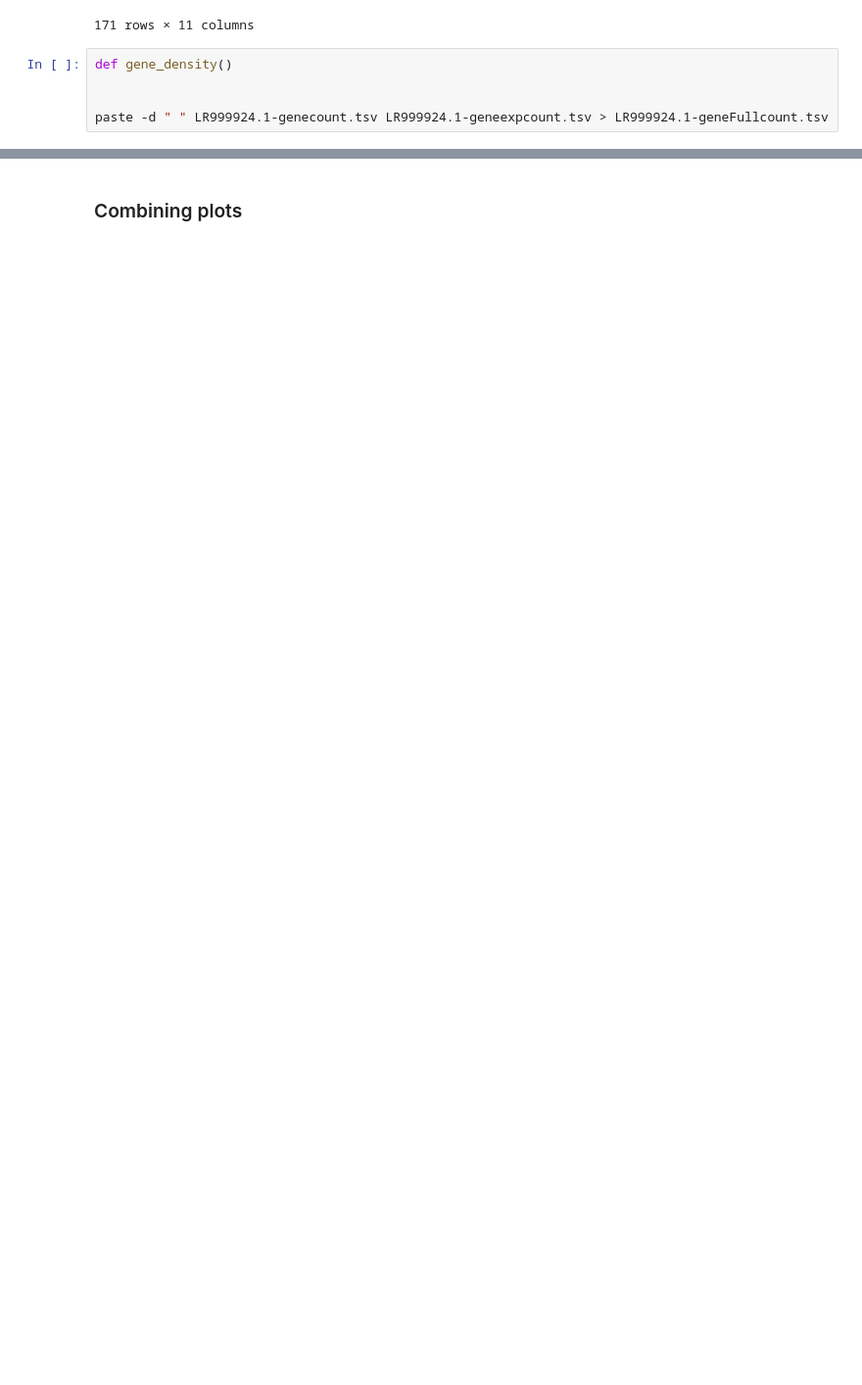
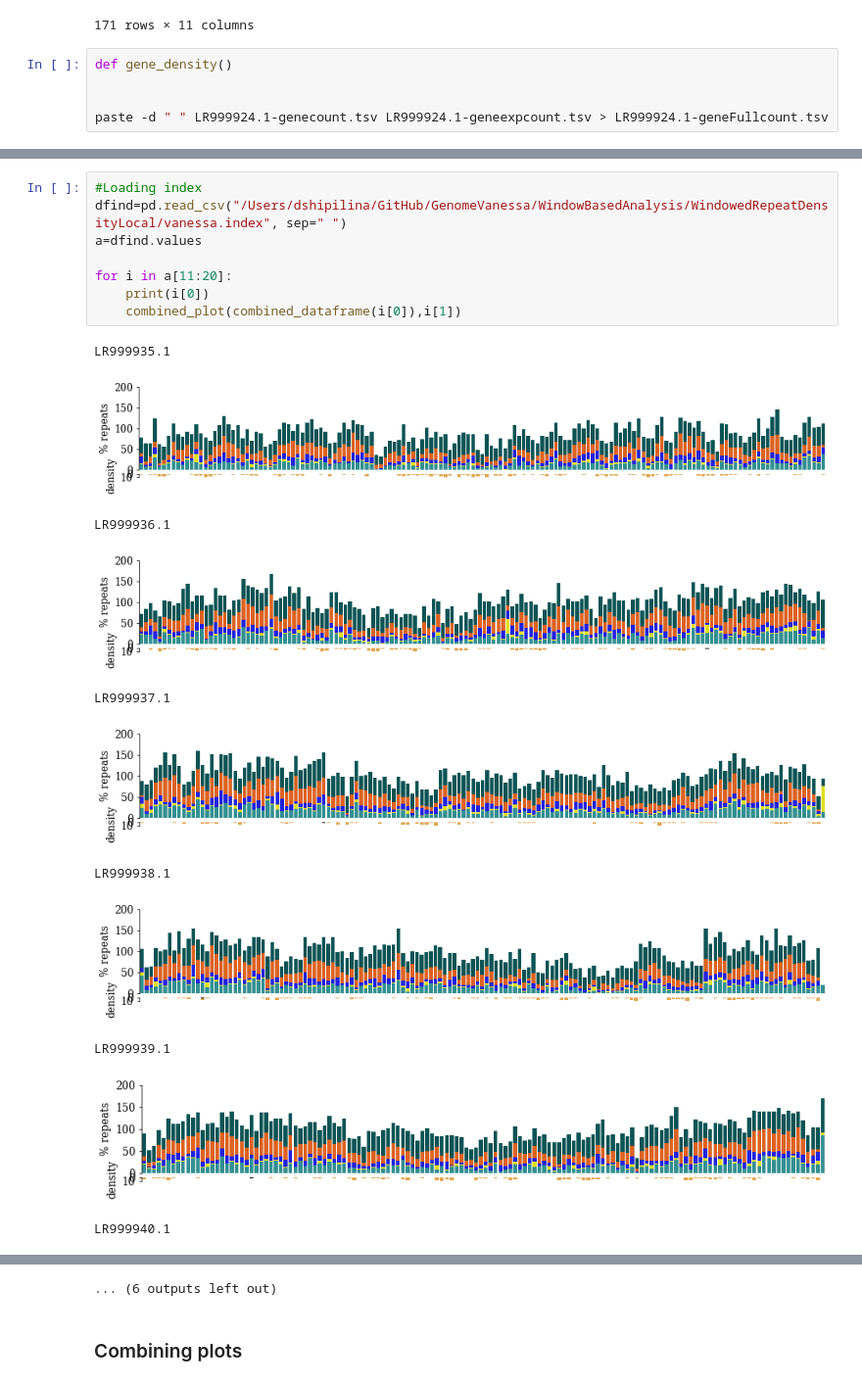
Before and after one commit to DaSh-bash/GenomeVanessa, a Jupyter notebook: Figures/VanessaGenomeFigures.ipynb, the cells around one changed output, grey strips where cells are left out. Shown at 98% size. Saved outputs shown, nothing was run; the diff lists cells and outputs as text; blank space fills up the shorter version.

```diff
--- a/Figures/VanessaGenomeFigures.ipynb
+++ b/Figures/VanessaGenomeFigures.ipynb
@@ -902,0 +1176,20 @@ paste -d " " LR999924.1-genecount.tsv LR999924.1-geneexpcount.tsv > LR999924.1-g
+# %%
+#Loading index
+dfind=pd.read_csv("/Users/dshipilina/GitHub/GenomeVanessa/WindowBasedAnalysis/WindowedRepeatDensityLocal/vanessa.index", sep=" ")
+a=dfind.values
+
+for i in a[11:20]:
+    print(i[0])
+    combined_plot(combined_dataframe(i[0]),i[1])
+# %% [output]
+LR999935.1
+[figure, added]
+LR999936.1
+[figure, added]
+LR999937.1
+[figure, added]
+LR999938.1
+[figure, added]
+LR999939.1
+[figure, added]
+LR999940.1
@@ -903,3 +1197,4 @@ paste -d " " LR999924.1-genecount.tsv LR999924.1-geneexpcount.tsv > LR999924.1-g
+... (6 outputs left out)
 # %% [markdown]
 ### Combining plots
 # %%
```
Also changed, not shown: parts of 13 cells of this notebook, 2 other files.
